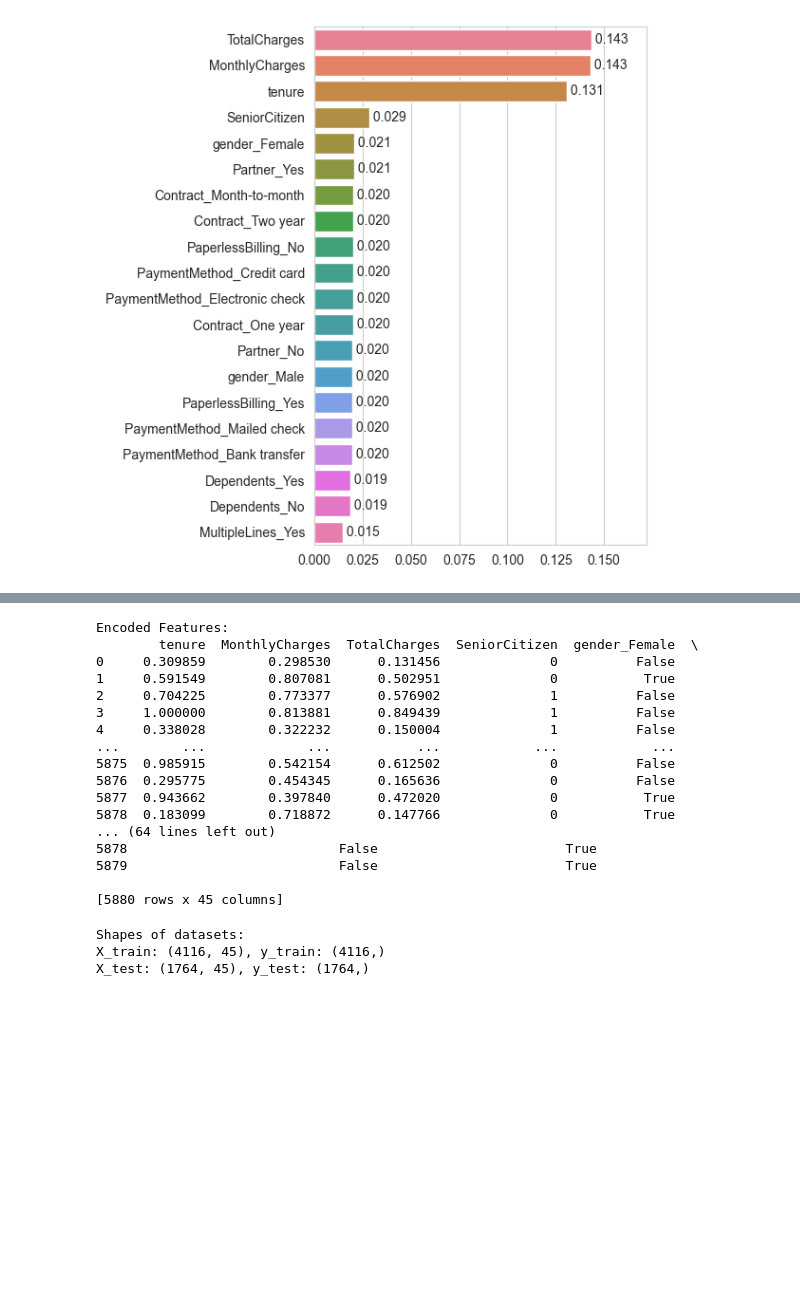
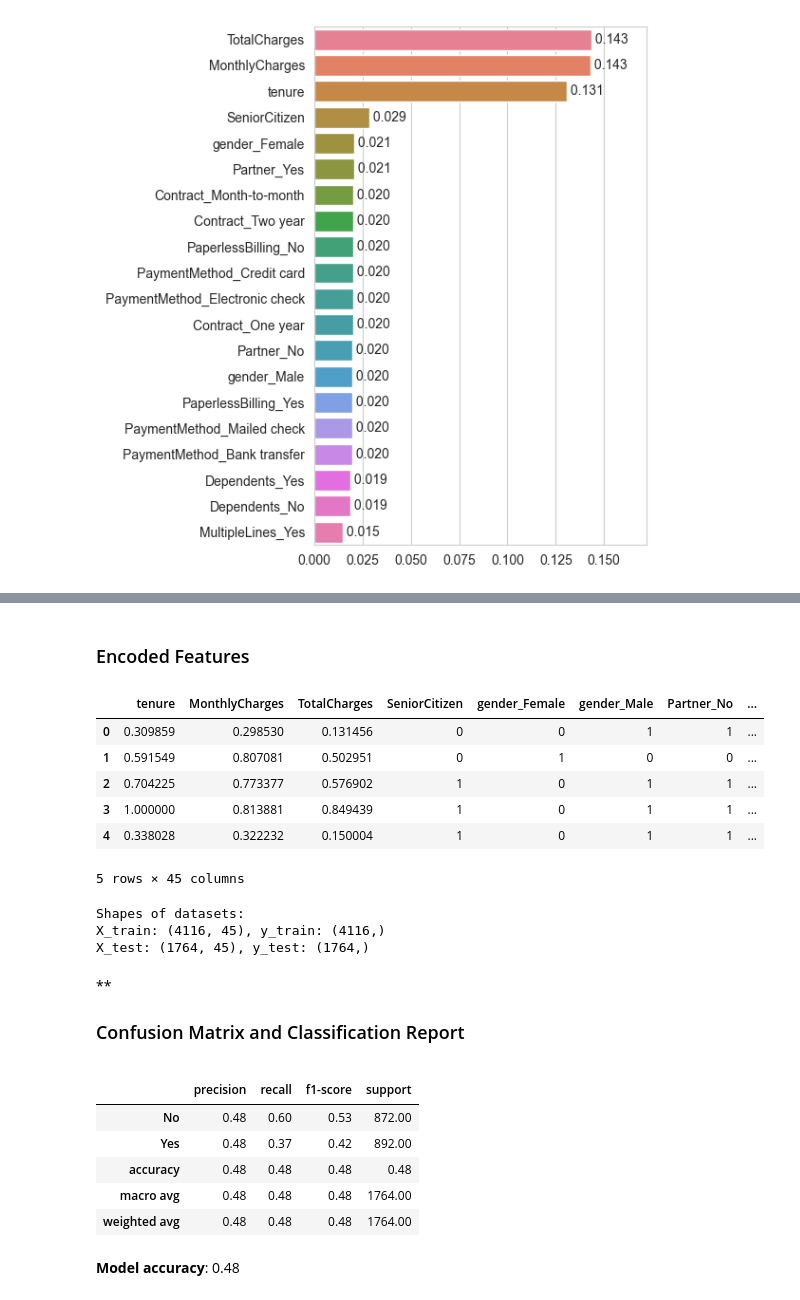
Before and after one commit to huixincai/customer-churn-analysis, a Jupyter notebook: Customer-churn-Analysis.ipynb, the cells around one changed output, grey strips where cells are left out. Drawn from its saved outputs; the diff is of its cells as text; code cells hidden in the pictures; blank space fills up the shorter version.

```diff
--- a/Customer-churn-Analysis.ipynb
+++ b/Customer-churn-Analysis.ipynb
@@ -577,27 +577,17 @@ y = Norm_churn_data['Churn']  # Target variable
 # One-Hot Encoding of categorical features
 X_encoded = pd.get_dummies(X)
 
-# Display the encoded features
-print("Encoded Features:")
-print(X_encoded)
+display(Markdown(("<h3>Encoded Features")))
+X_encoded.head()
 # %% [output]
+<h3>Encoded Features
+|  | tenure | MonthlyCharges | TotalCharges | SeniorCitizen | gender_Female | gender_Male | Partner_No | ... |
+| 0 | 0.309859 | 0.298530 | 0.131456 | 0 | 0 | 1 | 1 | ... |
+| 1 | 0.591549 | 0.807081 | 0.502951 | 0 | 1 | 0 | 0 | ... |
+| 2 | 0.704225 | 0.773377 | 0.576902 | 1 | 0 | 1 | 1 | ... |
+| 3 | 1.000000 | 0.813881 | 0.849439 | 1 | 0 | 1 | 1 | ... |
+| 4 | 0.338028 | 0.322232 | 0.150004 | 1 | 0 | 1 | 1 | ... |
-Encoded Features:
-        tenure  MonthlyCharges  TotalCharges  SeniorCitizen  gender_Female  \
-0     0.309859        0.298530      0.131456              0          False
-1     0.591549        0.807081      0.502951              0           True
-2     0.704225        0.773377      0.576902              1          False
-3     1.000000        0.813881      0.849439              1          False
-4     0.338028        0.322232      0.150004              1          False
-...        ...             ...           ...            ...            ...
-5875  0.985915        0.542154      0.612502              0          False
-5876  0.295775        0.454345      0.165636              0          False
-5877  0.943662        0.397840      0.472020              0           True
-5878  0.183099        0.718872      0.147766              0           True
-... (64 lines left out)
-5878                           False                        True
-5879                           False                        True
-
-[5880 rows x 45 columns]
+5 rows × 45 columns
 # %%
 # Split the dataset into training and testing sets
 X_train, X_test, y_train, y_test = train_test_split(X_encoded, y, test_size=0.3, random_state=42)
@@ -610,3 +600,30 @@ print(f"X_test: {X_test.shape}, y_test: {y_test.shape}")#
 Shapes of datasets:
 X_train: (4116, 45), y_train: (4116,)
 X_test: (1764, 45), y_test: (1764,)
+# %%
+# Initialize the logistic regression model
+model = LogisticRegression()
+
+# Fit the model on the training data
+model.fit(X_train, y_train)
+
+# Predict on the test data
+y_pred = model.predict(X_test)
+
+# Calculate accuracy
+accuracy = accuracy_score(y_test, y_pred)
+
+cr = classification_report(y_test, y_pred, output_dict=True)
+
+display(Markdown(f'**<h3> Confusion Matrix and Classification Report'))
+display(pd.DataFrame(cr).T.style.format(precision=2))
+Markdown(f'**Model accuracy**: {accuracy:.2f}')
+# %% [output]
+**<h3> Confusion Matrix and Classification Report
+|  | precision | recall | f1-score | support |
+| No | 0.48 | 0.60 | 0.53 | 872.00 |
+| Yes | 0.48 | 0.37 | 0.42 | 892.00 |
+| accuracy | 0.48 | 0.48 | 0.48 | 0.48 |
+| macro avg | 0.48 | 0.48 | 0.48 | 1764.00 |
+| weighted avg | 0.48 | 0.48 | 0.48 | 1764.00 |
+**Model accuracy**: 0.48
```
Also changed, not shown: parts of 6 cells of this notebook.
